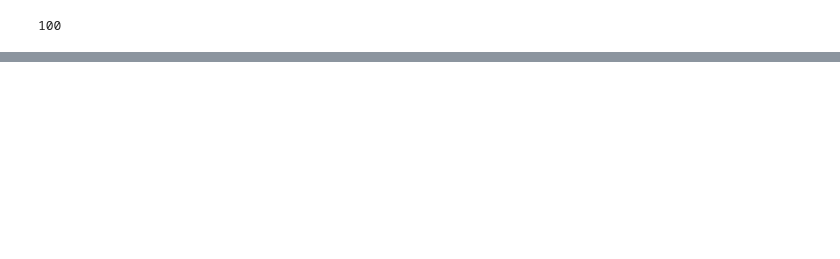
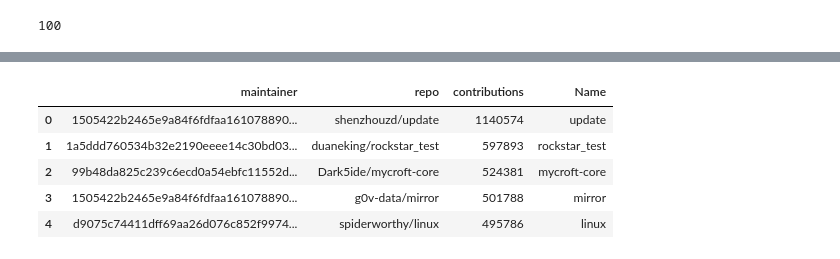
Before and after one commit to oscoin/osrank, a Jupyter notebook: osrank-analysis.ipynb, the cells around one changed output, grey strips where cells are left out. Drawn from its saved outputs; the diff is of its cells as text; code cells hidden in the pictures; blank space fills up the shorter version.

```diff
--- a/osrank-analysis.ipynb
+++ b/osrank-analysis.ipynb
@@ -63,3 +56,16 @@ df_deps_downloads.head()
 # %%
 #Write to osrank analysis csv
 df_deps_downloads.to_csv('data/cargo-osrank-analysis.csv', index= False)
+# %%
+import numpy as np
+import pandas as pd
+
+df_contrib = pd.read_csv('data/gh-contributions.csv', delimiter=',');
+df_contrib.head()
+# %% [output]
+|  | maintainer | repo | contributions | Name |
+| 0 | 1505422b2465e9a84f6fdfaa161078890... | shenzhouzd/update | 1140574 | update |
+| 1 | 1a5ddd760534b32e2190eeee14c30bd03... | duaneking/rockstar_test | 597893 | rockstar_test |
+| 2 | 99b48da825c239c6ecd0a54ebfc11552d... | Dark5ide/mycroft-core | 524381 | mycroft-core |
+| 3 | 1505422b2465e9a84f6fdfaa161078890... | g0v-data/mirror | 501788 | mirror |
+| 4 | d9075c74411dff69aa26d076c852f9974... | spiderworthy/linux | 495786 | linux |
```
Also changed, not shown: parts of 14 cells of this notebook.
